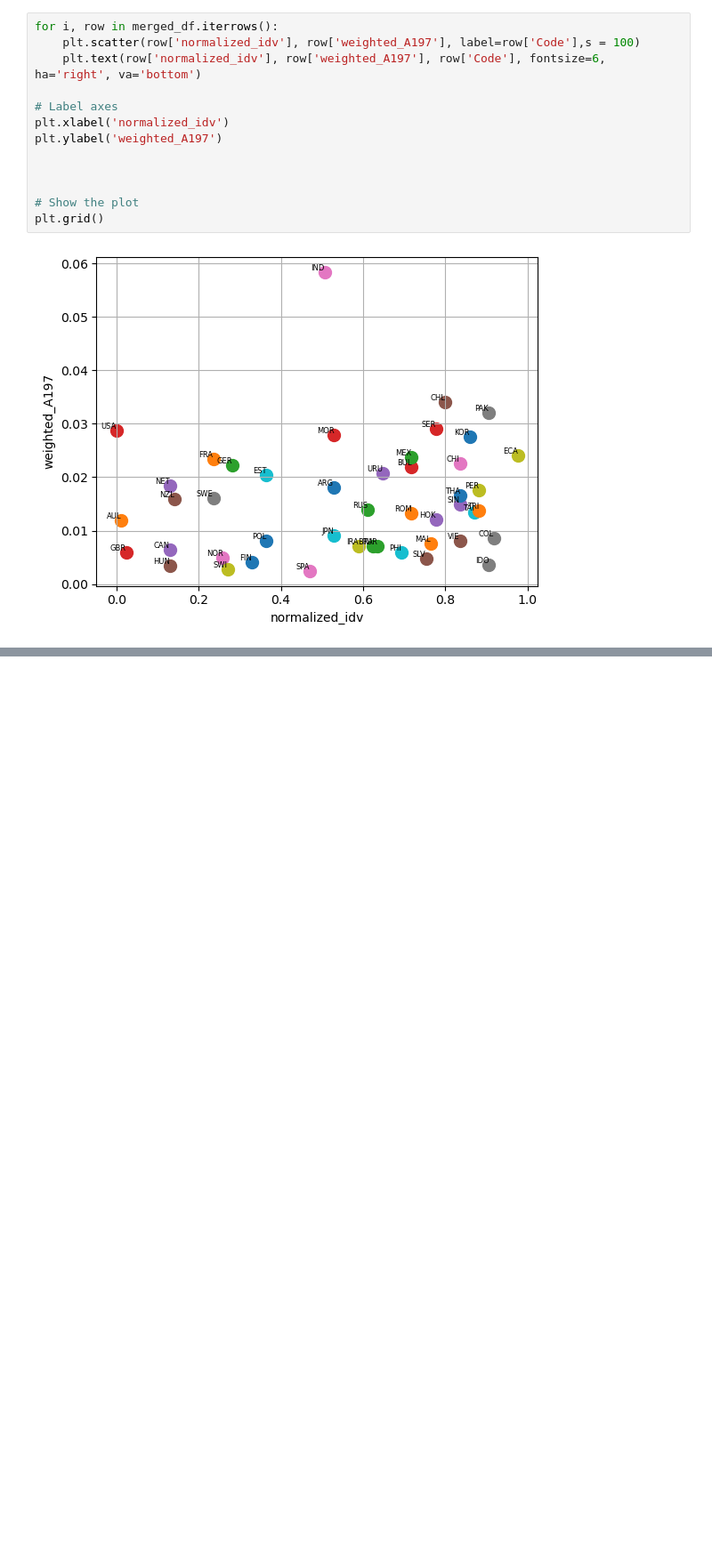
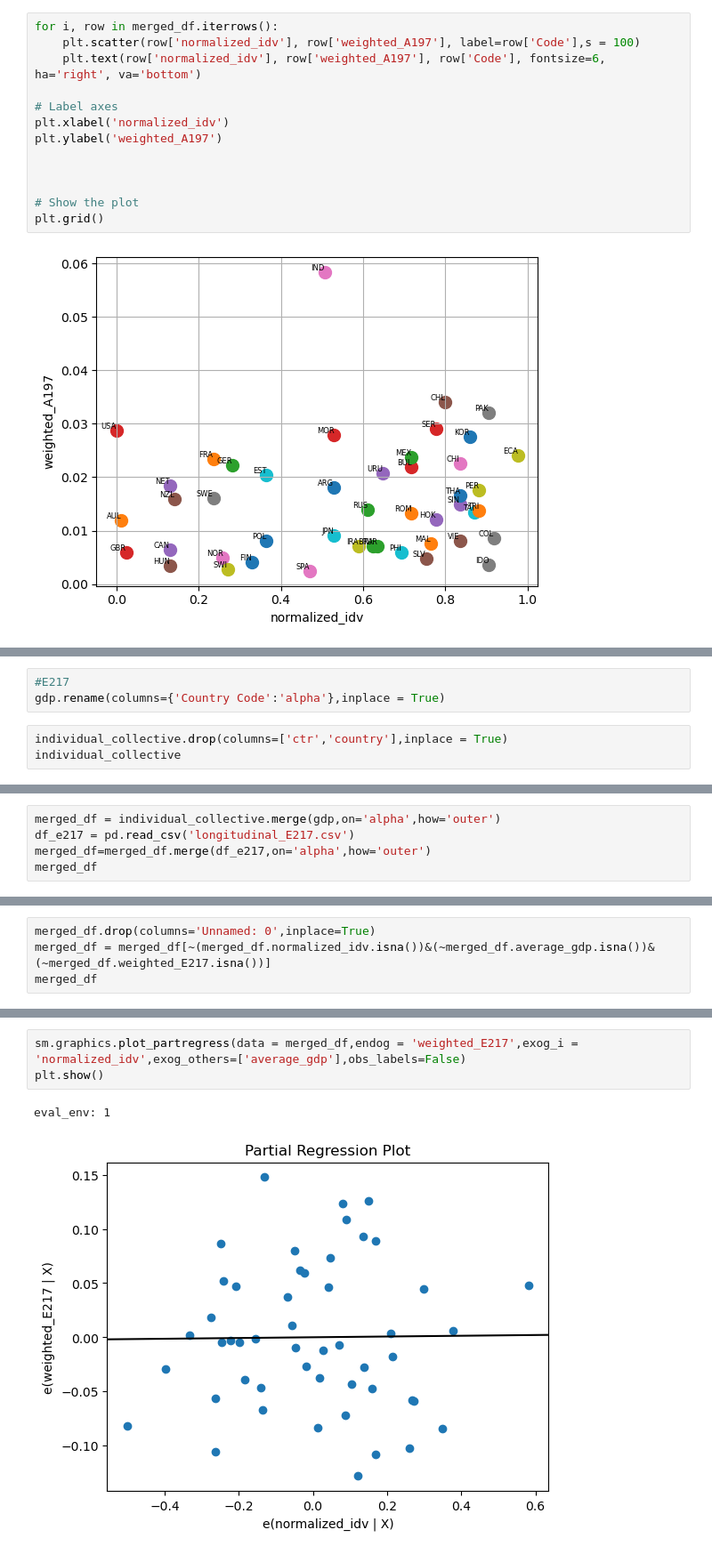
Before and after one commit to ns037/Sunwater_Institute, a Jupyter notebook: Climate-data-new-experiments/wvs-longitude-experiments.ipynb, the cells around one changed output, grey strips where cells are left out. Shown at 89% size. Cells and saved outputs as stored; diff of their text form; blank space fills up the shorter version.

```diff
--- a/Climate-data-new-experiments/wvs-longitude-experiments.ipynb
+++ b/Climate-data-new-experiments/wvs-longitude-experiments.ipynb
@@ -289,0 +513,6 @@ plt.grid()
+# %%
+#E217
+gdp.rename(columns={'Country Code':'alpha'},inplace = True)
+# %%
+individual_collective.drop(columns=['ctr','country'],inplace = True)
+individual_collective
@@ -289,0 +533,5 @@ plt.grid()
+# %%
+merged_df = individual_collective.merge(gdp,on='alpha',how='outer')
+df_e217 = pd.read_csv('longitudinal_E217.csv')
+merged_df=merged_df.merge(df_e217,on='alpha',how='outer')
+merged_df
@@ -289,0 +552,4 @@ plt.grid()
+# %%
+merged_df.drop(columns='Unnamed: 0',inplace=True)
+merged_df = merged_df[~(merged_df.normalized_idv.isna())&(~merged_df.average_gdp.isna())&(~merged_df.weighted_E217.isna())]
+merged_df
@@ -289,0 +574,6 @@ plt.grid()
+# %%
+sm.graphics.plot_partregress(data = merged_df,endog = 'weighted_E217',exog_i = 'normalized_idv',exog_others=['average_gdp'],obs_labels=False)
+plt.show()
+# %% [output]
+eval_env: 1
+[figure, added]
```
Also changed, not shown: parts of 28 cells of this notebook, 6 other files.
